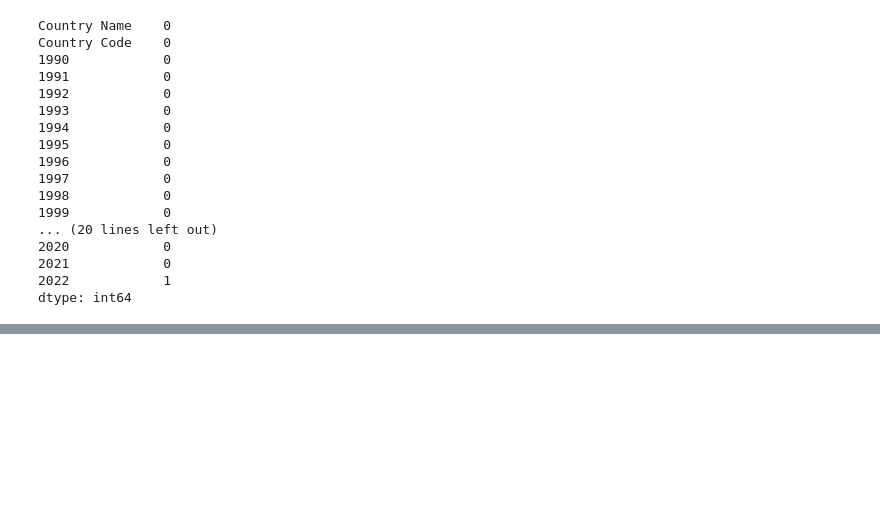
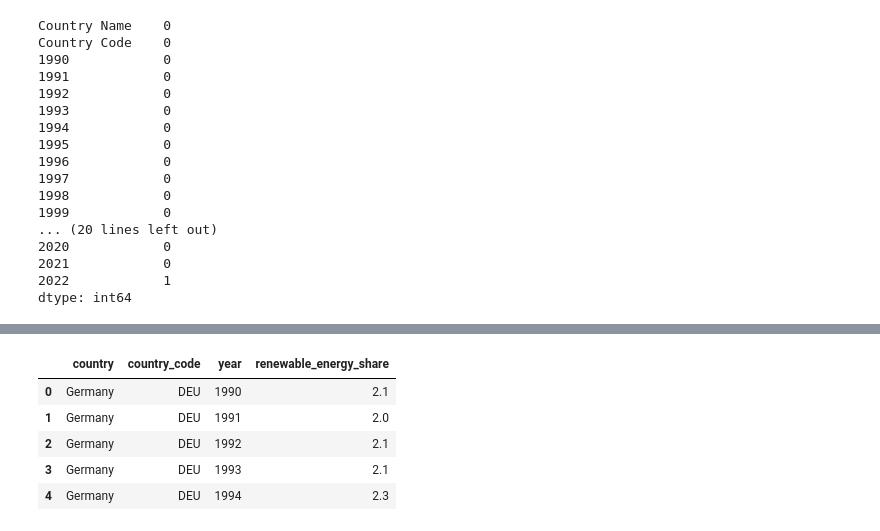
Before and after one commit to lxyla/energy-sustainability-analysis, a Jupyter notebook: energy_transition_analysis.ipynb, the cells around one changed output, grey strips where cells are left out. Saved outputs shown, nothing was run; the diff lists cells and outputs as text; code cells hidden in the pictures; blank space fills up the shorter version.

```diff
--- a/energy_transition_analysis.ipynb
+++ b/energy_transition_analysis.ipynb
@@ -174,0 +231,7 @@ dtype: int64
+# %%
+germany_renewables_clean = germany_renewables[id_vars + year_cols]
+# %%
+germany_renewables_clean = germany_renewables_clean.rename(columns={
+    "Country Name": "country",
+    "Country Code": "country_code"
+})
@@ -174,0 +247,6 @@ dtype: int64
+# %%
+germany_renewables_long = germany_renewables_clean.melt(
+    id_vars=["country", "country_code"],
+    var_name="year",
+    value_name="renewable_energy_share"
+)
@@ -174,0 +259,9 @@ dtype: int64
+# %%
+germany_renewables_long.head()
+# %% [output]
+|  | country | country_code | year | renewable_energy_share |
+| 0 | Germany | DEU | 1990 | 2.1 |
+| 1 | Germany | DEU | 1991 | 2.0 |
+| 2 | Germany | DEU | 1992 | 2.1 |
+| 3 | Germany | DEU | 1993 | 2.1 |
+| 4 | Germany | DEU | 1994 | 2.3 |
```
Also changed, not shown: parts of 23 cells of this notebook.
